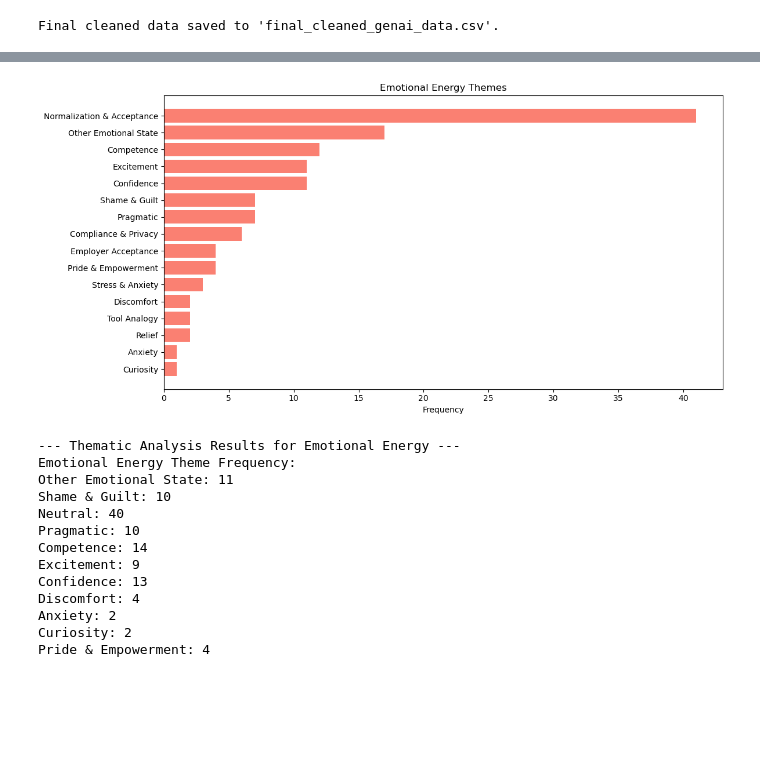
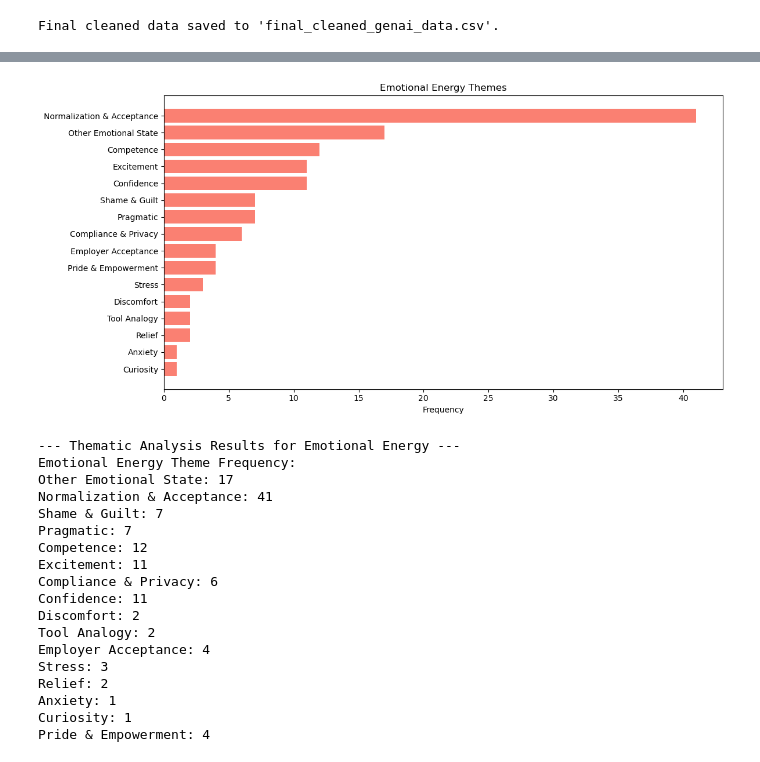
Before and after one commit to Sara-Alsiddig/smba, a Jupyter notebook: data_analysis.ipynb, the cells around one changed output, grey strips where cells are left out. Drawn from its saved outputs; the diff is of its cells as text; code cells hidden in the pictures; blank space fills up the shorter version.

Commit message:
thematic analysis updates

```diff
--- a/data_analysis.ipynb
+++ b/data_analysis.ipynb
@@ -491,48 +497,53 @@ def perform_emotional_energy_analysis(df, print_other=False):
 
     df_clean['themes'] = all_codes
     df_clean['themes_str'] = df_clean['themes'].apply(lambda x: '; '.join(x))
 
     # Frequency and plot
     flat = [c for sub in all_codes for c in sub]
     counts = Counter(flat)
     themes, freqs = zip(*counts.most_common())
     plt.figure(figsize=(12,6))
     plt.barh(themes, freqs, color='salmon')
     plt.gca().invert_yaxis()
     plt.xlabel('Frequency')
     plt.title('Emotional Energy Themes')
     plt.tight_layout()
     plt.savefig('emotional_energy_themes.png', dpi=300)
     plt.show()
 
     # Print 'Other Emotional State' if requested
     if print_other:
         others = df_clean[df_clean['themes'].apply(lambda lst: 'Other Emotional State' in lst)]
         print("\n--- Responses Tagged as 'Other Emotional State' ---")
         for r in others['emotional_energy']:
             print(f"- {r}")
 
     return df_clean, counts
 
 if __name__ == '__main__':
 
     df_clean, theme_counts = perform_emotional_energy_analysis(df)
-    print("--- Thematic Analysis Results for Emotional Energy ---")
-    print("Emotional Energy Theme Frequency:")
-    for code, count in emotional_theme_counts.items():
-        print(f"{code}: {count}")
+print("--- Thematic Analysis Results for Emotional Energy ---")
+print("Emotional Energy Theme Frequency:")
+for code, count in theme_counts.items():
+    print(f"{code}: {count}")
 # %% [output]
-[figure, old version]
+[figure, new version]
 --- Thematic Analysis Results for Emotional Energy ---
 Emotional Energy Theme Frequency:
-Other Emotional State: 11
-Shame & Guilt: 10
-Neutral: 40
-Pragmatic: 10
-Competence: 14
-Excitement: 9
-Confidence: 13
-Discomfort: 4
-Anxiety: 2
-Curiosity: 2
+Other Emotional State: 17
+Normalization & Acceptance: 41
+Shame & Guilt: 7
+Pragmatic: 7
+Competence: 12
+Excitement: 11
+Compliance & Privacy: 6
+Confidence: 11
+Discomfort: 2
+Tool Analogy: 2
+Employer Acceptance: 4
+Stress: 3
+Relief: 2
+Anxiety: 1
+Curiosity: 1
 Pride & Empowerment: 4
```
Also changed, not shown: parts of 7 cells of this notebook, 8 other files.
